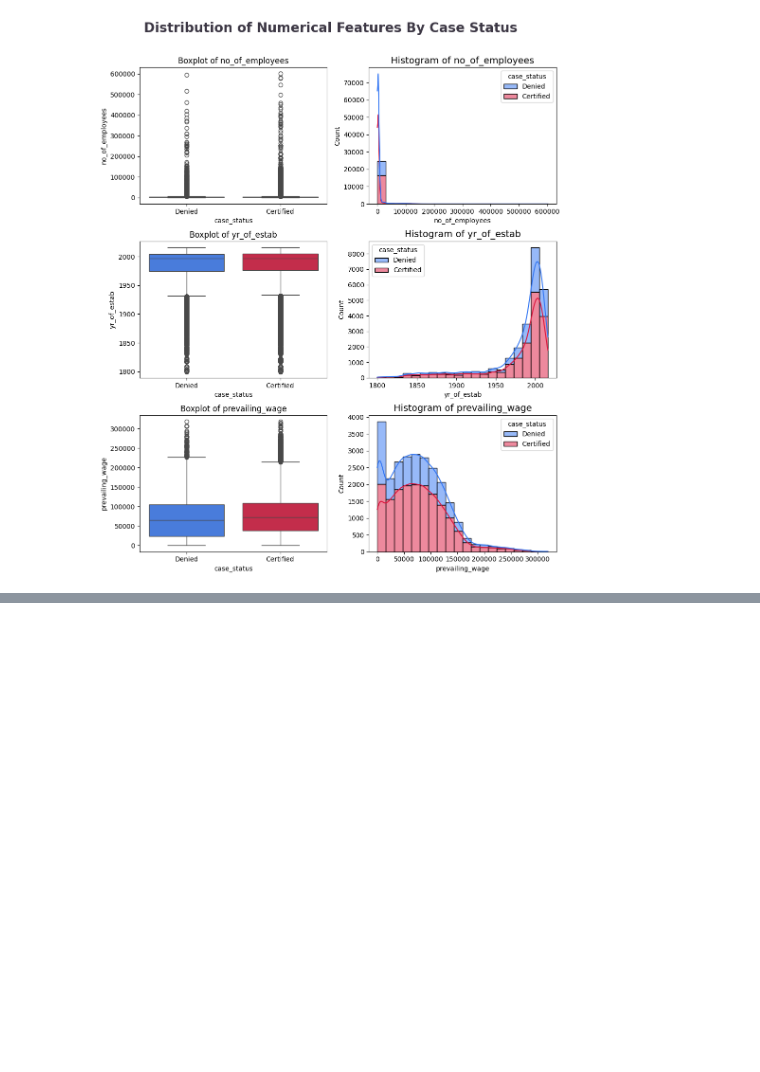
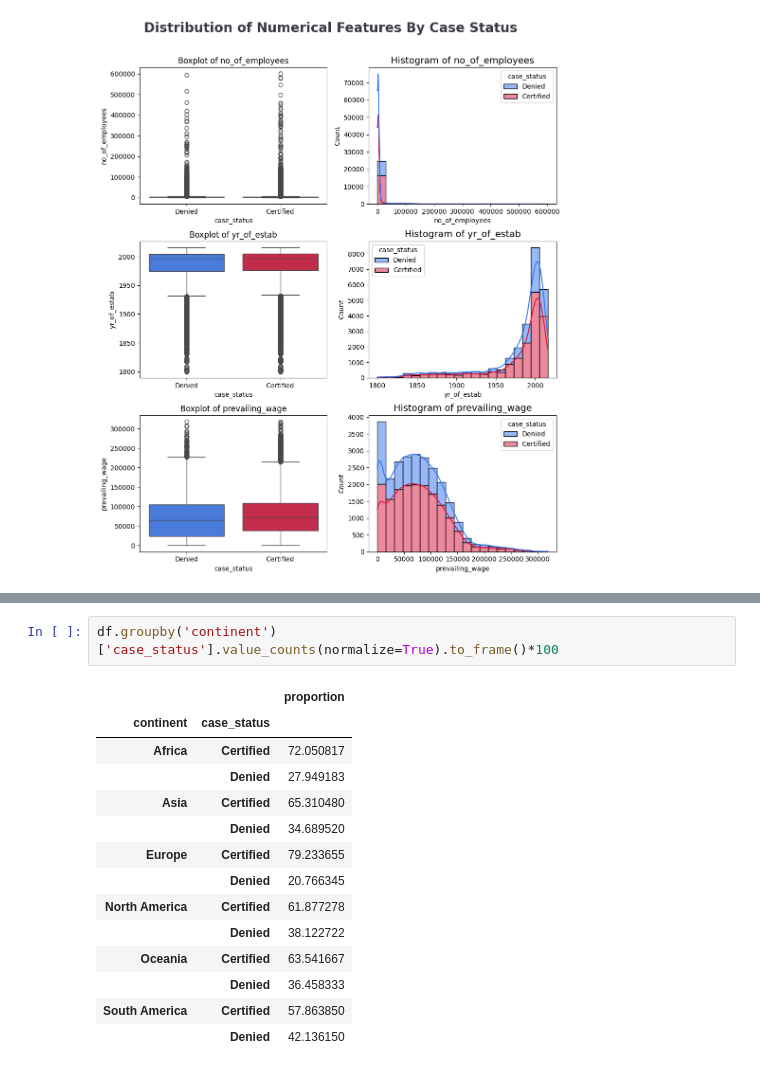
Before and after one commit to loicFraichlin/MLOps---Visa-Approval-prediction-app, a Jupyter notebook: notebooks/EDA_notebook.ipynb, the cells around one changed output, grey strips where cells are left out. Drawn from its saved outputs; the diff is of its cells as text; blank space fills up the shorter version.

```diff
--- a/notebooks/EDA_notebook.ipynb
+++ b/notebooks/EDA_notebook.ipynb
@@ -341,0 +371,17 @@ fig.subplots_adjust(top=0.90)
+# %%
+df.groupby('continent')['case_status'].value_counts(normalize=True).to_frame()*100
+# %% [output]
+|  |  | proportion |
+| continent | case_status |  |
+| Africa | Certified | 72.050817 |
+|  | Denied | 27.949183 |
+| Asia | Certified | 65.310480 |
+|  | Denied | 34.689520 |
+| Europe | Certified | 79.233655 |
+|  | Denied | 20.766345 |
+| North America | Certified | 61.877278 |
+|  | Denied | 38.122722 |
+| Oceania | Certified | 63.541667 |
+|  | Denied | 36.458333 |
+| South America | Certified | 57.863850 |
+|  | Denied | 42.136150 |
```
Also changed, not shown: parts of 7 cells of this notebook, 5 other files.
